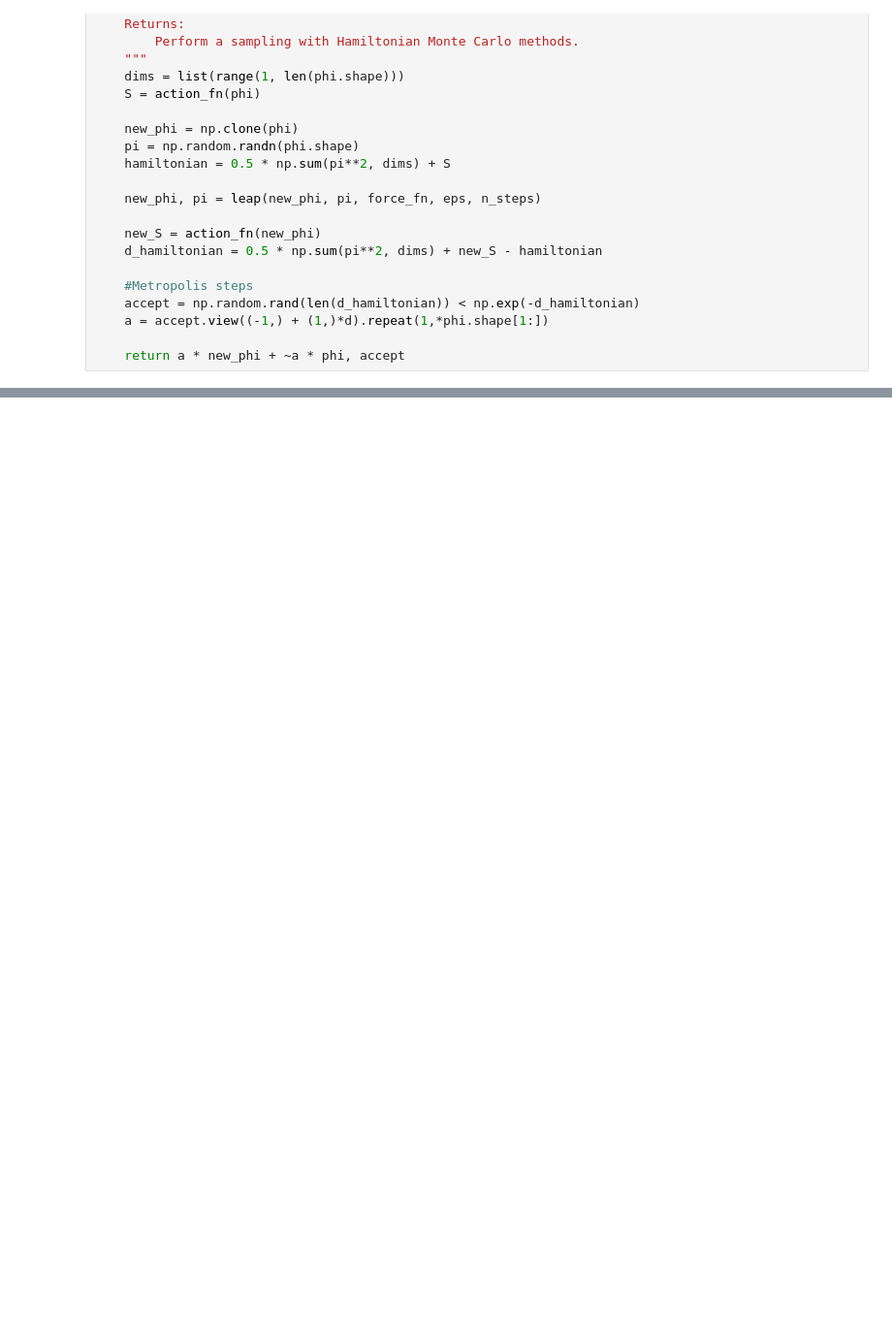
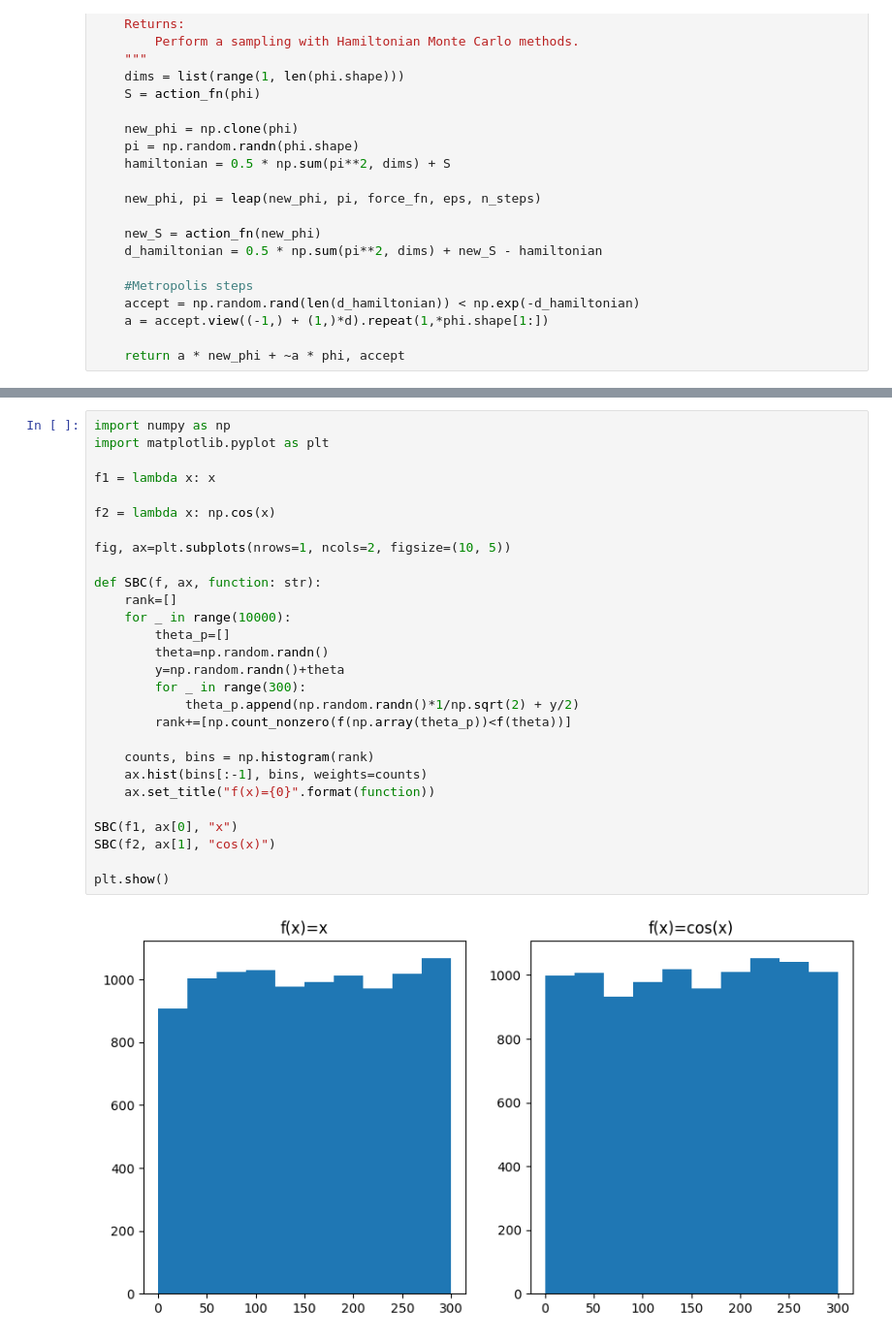
Before and after one commit to roomate/ML_from_scratch, a Jupyter notebook: random_algos.ipynb, the cells around one changed output, grey strips where cells are left out. Shown at 97% size. Drawn from its saved outputs; the diff is of its cells as text; blank space fills up the shorter version.

```diff
--- a/random_algos.ipynb
+++ b/random_algos.ipynb
@@ -929,0 +959,30 @@ def hmc(phi, action_fn, force_fn, eps=0.1, n_steps=10):
+# %%
+import numpy as np
+import matplotlib.pyplot as plt
+
+f1 = lambda x: x
+
+f2 = lambda x: np.cos(x)
+
+fig, ax=plt.subplots(nrows=1, ncols=2, figsize=(10, 5))
+
+def SBC(f, ax, function: str):
+    rank=[]
+    for _ in range(10000):
+        theta_p=[]
+        theta=np.random.randn()
+        y=np.random.randn()+theta
+        for _ in range(300):
+            theta_p.append(np.random.randn()*1/np.sqrt(2) + y/2)
+        rank+=[np.count_nonzero(f(np.array(theta_p))<f(theta))]
+
+    counts, bins = np.histogram(rank)
+    ax.hist(bins[:-1], bins, weights=counts)
+    ax.set_title("f(x)={0}".format(function))
+
+SBC(f1, ax[0], "x")
+SBC(f2, ax[1], "cos(x)")
+
+plt.show()
+# %% [output]
+[figure, added]
```
Also changed, not shown: parts of 4 cells of this notebook.
